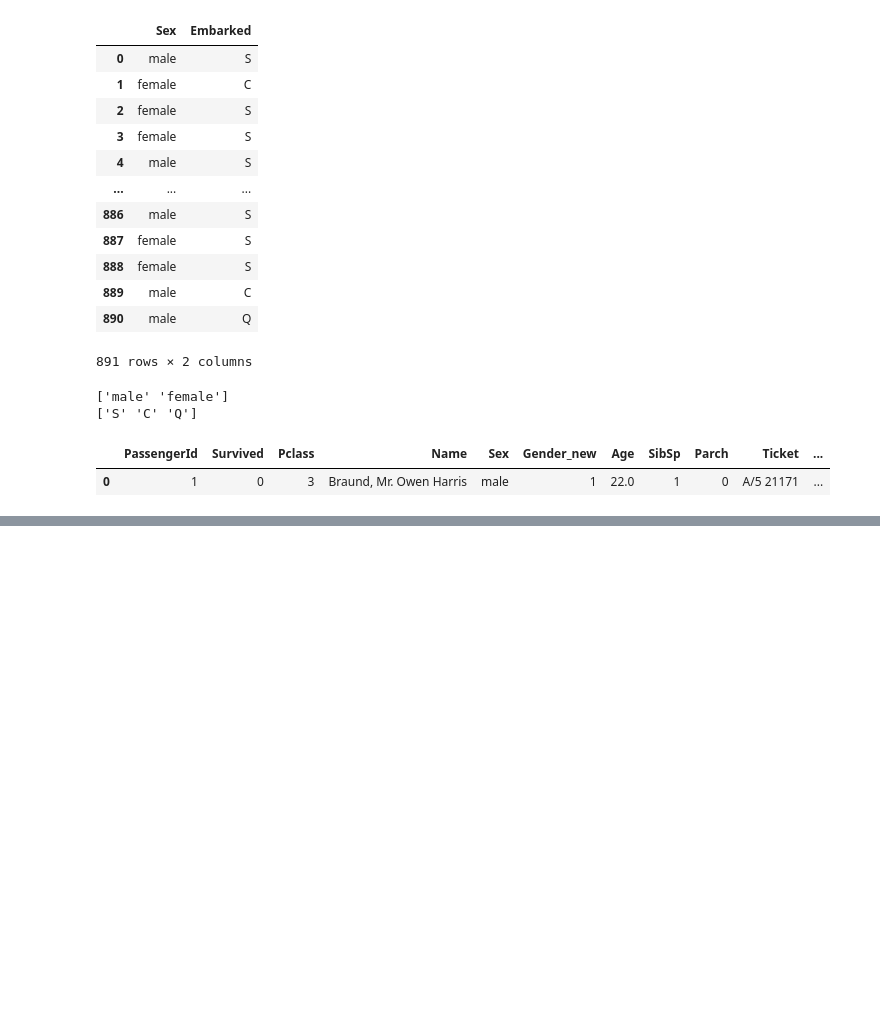
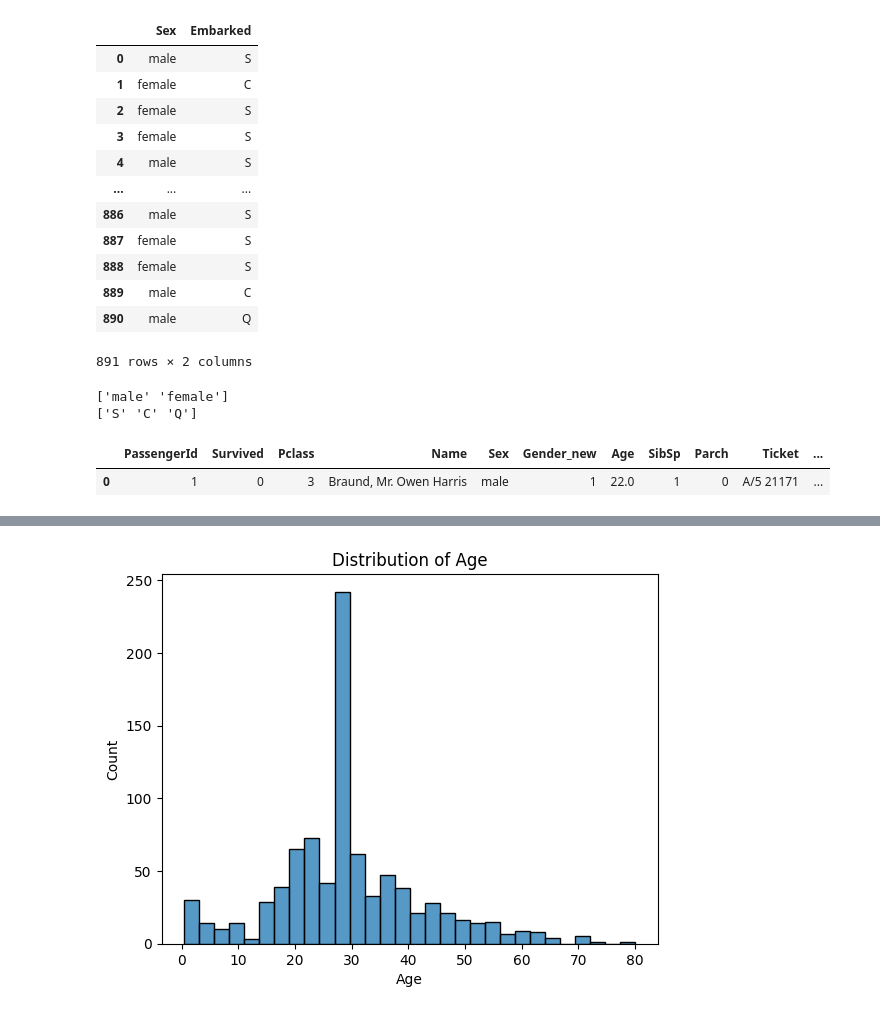
Before and after one commit to MNO-proA/Titanic-train-case-study-Pandas_Matplotlib_Seaborn, a Jupyter notebook: titanic_case_study.ipynb, the cells around one changed output, grey strips where cells are left out. Saved outputs shown, nothing was run; the diff lists cells and outputs as text; code cells hidden in the pictures; blank space fills up the shorter version.

```diff
--- a/titanic_case_study.ipynb
+++ b/titanic_case_study.ipynb
@@ -251,0 +348,5 @@ df.head(1)
+# %%
+plt.title("Distribution of Age")
+sns.histplot(data=df, x=df['Age']);
+# %% [output]
+[figure, added]
```
Also changed, not shown: parts of 29 cells of this notebook.
